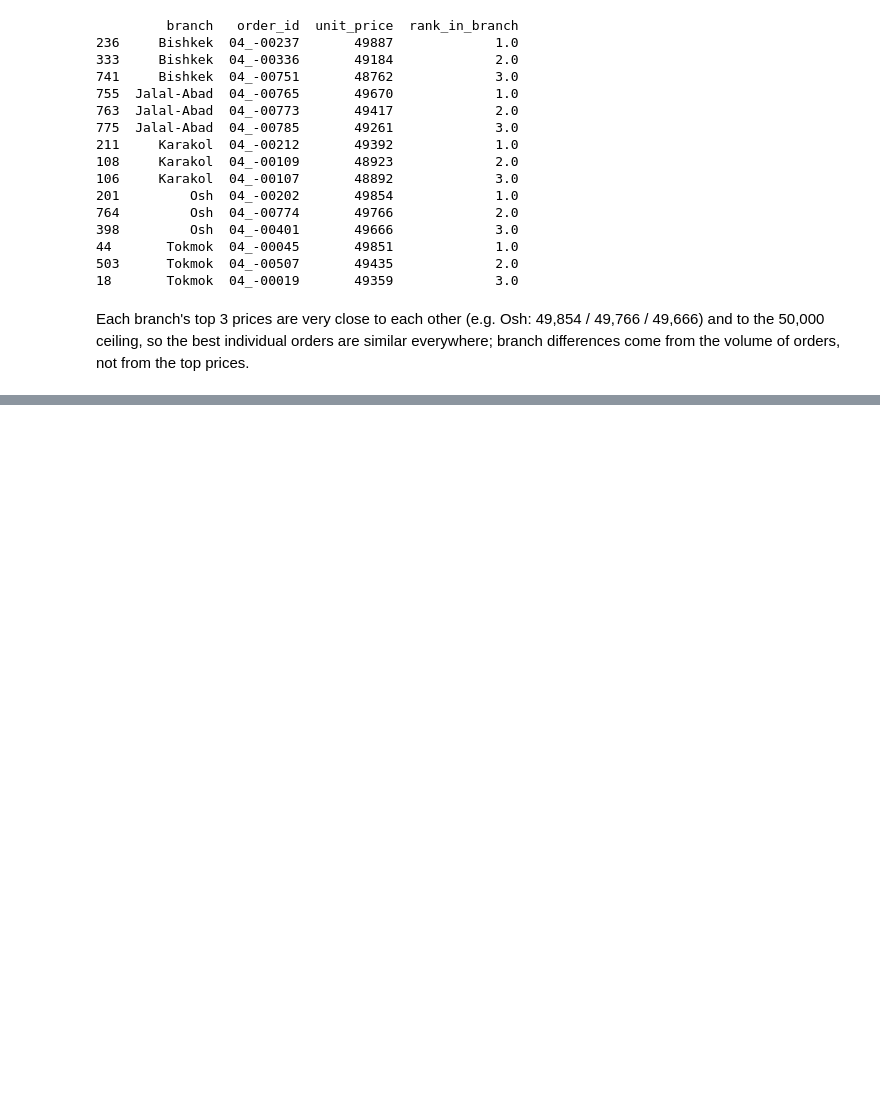
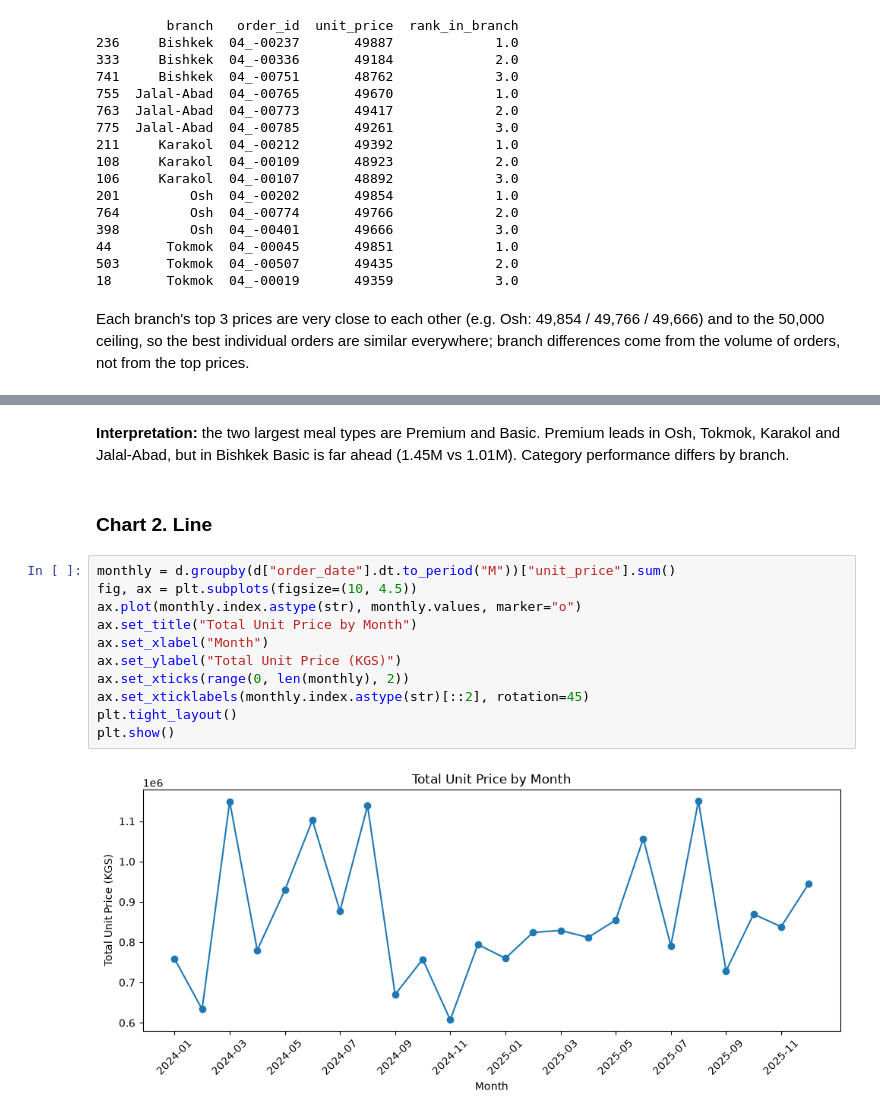
Before and after one commit to zhanybekova121/data-analysis-labs, a Jupyter notebook: midterm/variant_04/Variant_04.ipynb, the cells around one changed output, grey strips where cells are left out. Cells and saved outputs as stored; diff of their text form; blank space fills up the shorter version.

```diff
--- a/midterm/variant_04/Variant_04.ipynb
+++ b/midterm/variant_04/Variant_04.ipynb
@@ -496,0 +512,17 @@ Each branch's top 3 prices are very close to each other (e.g. Osh: 49,854 / 49,7
+# %% [markdown]
+**Interpretation:** the two largest meal types are Premium and Basic. Premium leads in Osh, Tokmok, Karakol and Jalal-Abad, but in Bishkek Basic is far ahead (1.45M vs 1.01M). Category performance differs by branch.
+# %% [markdown]
+### Chart 2. Line
+# %%
+monthly = d.groupby(d["order_date"].dt.to_period("M"))["unit_price"].sum()
+fig, ax = plt.subplots(figsize=(10, 4.5))
+ax.plot(monthly.index.astype(str), monthly.values, marker="o")
+ax.set_title("Total Unit Price by Month")
+ax.set_xlabel("Month")
+ax.set_ylabel("Total Unit Price (KGS)")
+ax.set_xticks(range(0, len(monthly), 2))
+ax.set_xticklabels(monthly.index.astype(str)[::2], rotation=45)
+plt.tight_layout()
+plt.show()
+# %% [output]
+[figure, added]
```
Also changed, not shown: parts of 12 cells of this notebook.
